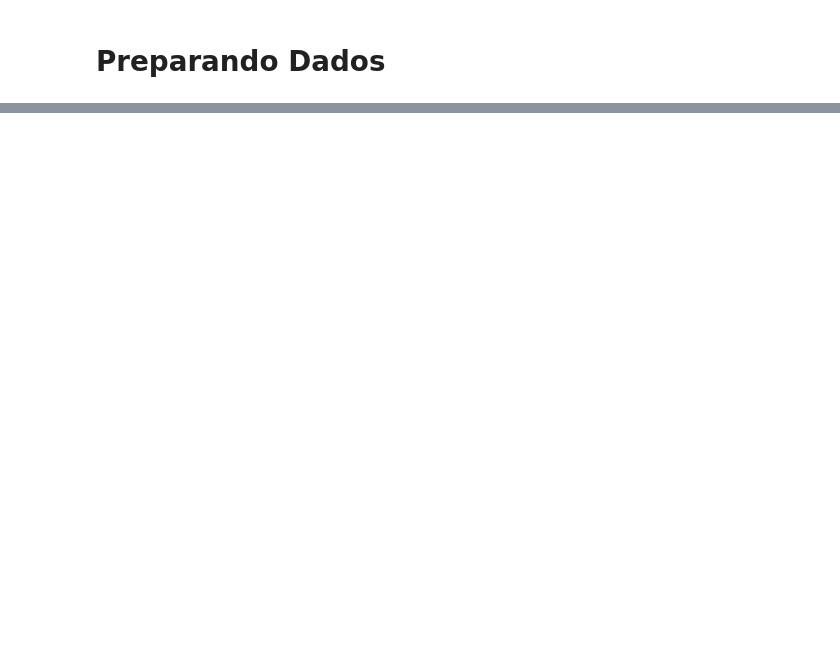
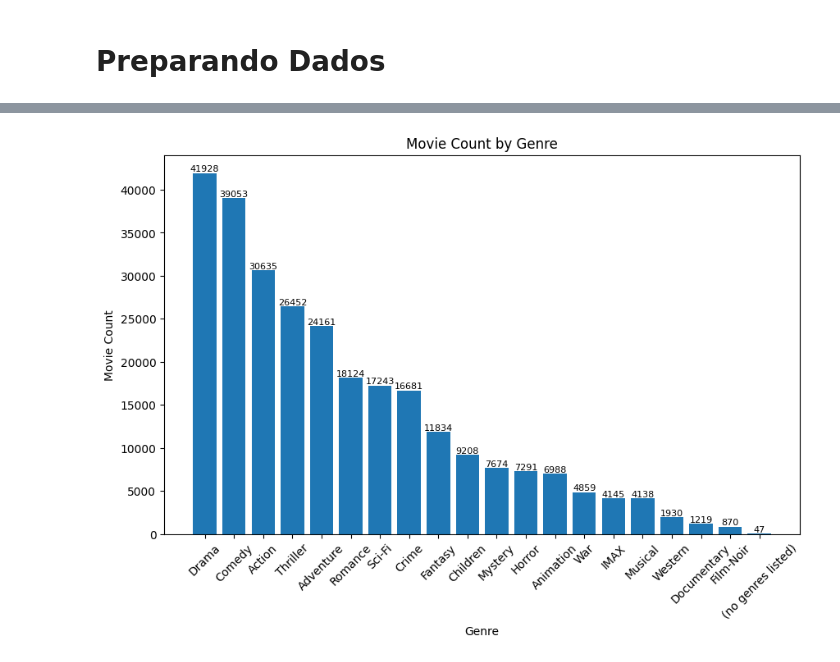
Before and after one commit to laracolorida/movie-match, a Jupyter notebook: data_pipeline.ipynb, the cells around one changed output, grey strips where cells are left out. Drawn from its saved outputs; the diff is of its cells as text; code cells hidden in the pictures; blank space fills up the shorter version.

```diff
--- a/data_pipeline.ipynb
+++ b/data_pipeline.ipynb
@@ -71,19 +53,0 @@ a.head()
-# %%
-genres_df = data[['genres']]
-
-# Create an instance of the OneHotEncoder
-encoder = OneHotEncoder()
-
-# Fit and transform the 'genres' data using the encoder
-genres_encoded = encoder.fit_transform(genres_df).toarray()
-
-# Create a new DataFrame with the encoded genres
-encoded_df = pd.DataFrame(genres_encoded, columns=encoder.get_feature_names_out(['genres']))
-
-# Concatenate the original DataFrame with the encoded genres
-data = pd.concat([data, encoded_df], axis=1)
-
-# Remove the original 'genres' column
-data.drop('genres', axis=1, inplace=True)
-
-data.head()
@@ -126,0 +105,21 @@ print(df_encoded.shape)
+# %%
+genre_counts = data.explode('genres')['genres'].value_counts().to_dict()
+
+genres = list(genre_counts.keys())
+counts = list(genre_counts.values())
+
+plt.figure(figsize=(10, 6))  # Define o tamanho da figura
+bars = plt.bar(genres, counts)  # Cria o gráfico de barras
+plt.xlabel('Genre')  # Define o rótulo do eixo x
+plt.ylabel('Movie Count')  # Define o rótulo do eixo y
+plt.title('Movie Count by Genre')  # Define o título do gráfico
+plt.xticks(rotation=45)  # Rotaciona os rótulos do eixo x em 45 graus
+
+# Adiciona os valores das colunas acima delas com tamanho de fonte reduzido
+for bar in bars:
+    yval = bar.get_height()
+    plt.text(bar.get_x() + bar.get_width() / 2, yval, yval, ha='center', va='bottom', fontsize=8)
+
+plt.show()  # Exibe o gráfico
+# %% [output]
+[figure, added]
```
Also changed, not shown: parts of 17 cells of this notebook, 2 other files.
